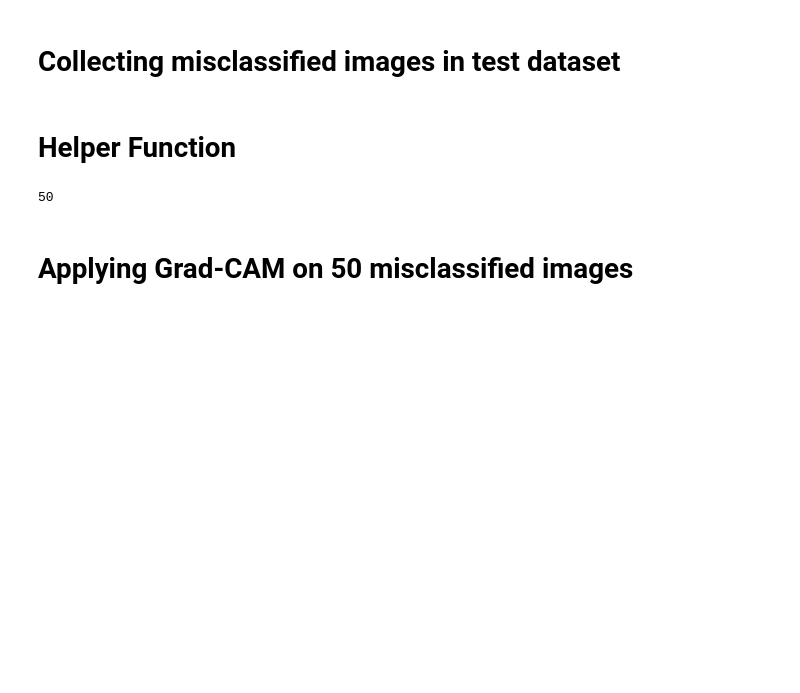
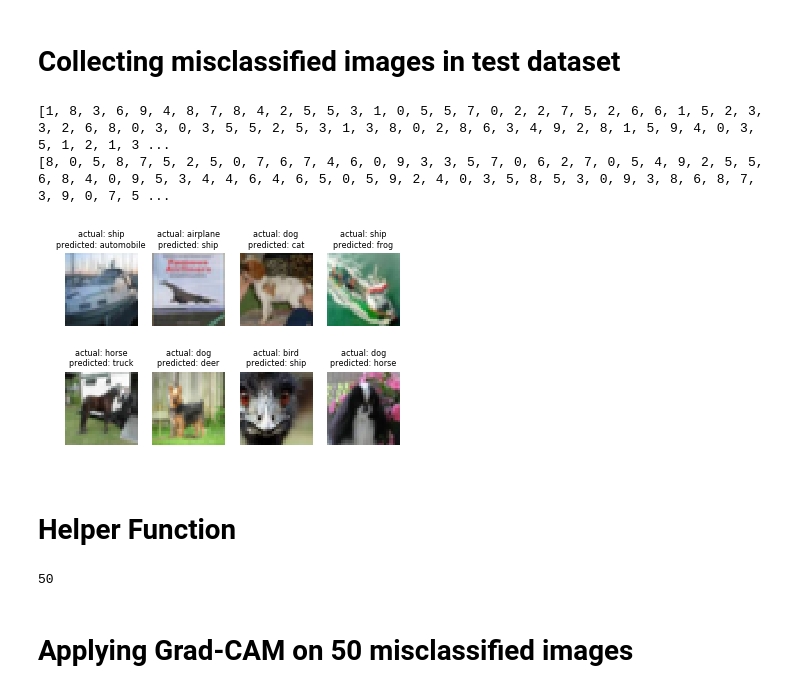
Before and after one commit to bhgtankita/MYWORK, a Jupyter notebook: Grad_CAM_RESNET18_Transfer_Learning_on_CIFAR10.ipynb, the cells around one changed output. Saved outputs shown, nothing was run; the diff lists cells and outputs as text; code cells hidden in the pictures; blank space fills up the shorter version.

```diff
--- a/Grad_CAM_RESNET18_Transfer_Learning_on_CIFAR10.ipynb
+++ b/Grad_CAM_RESNET18_Transfer_Learning_on_CIFAR10.ipynb
@@ -167,5 +187,20 @@ for idx, val in enumerate(X_test):
   else:
       correct_pred.append(idx)
+# %%
+print(predictions)
+print(actuals)
+# %% [output]
+[1, 8, 3, 6, 9, 4, 8, 7, 8, 4, 2, 5, 5, 3, 1, 0, 5, 5, 7, 0, 2, 2, 7, 5, 2, 6, 6, 1, 5, 2, 3, 3, 2, 6, 8, 0, 3, 0, 3, 5, 5, 2, 5, 3, 1, 3, 8, 0, 2, 8, 6, 3, 4, 9, 2, 8, 1, 5, 9, 4, 0, 3, 5, 1, 2, 1, 3 ...
+[8, 0, 5, 8, 7, 5, 2, 5, 0, 7, 6, 7, 4, 6, 0, 9, 3, 3, 5, 7, 0, 6, 2, 7, 0, 5, 4, 9, 2, 5, 5, 6, 8, 4, 0, 9, 5, 3, 4, 4, 6, 4, 6, 5, 0, 5, 9, 2, 4, 0, 3, 5, 8, 5, 3, 0, 9, 3, 8, 6, 8, 7, 3, 9, 0, 7, 5 ...
+# %%
+for i in range(1, 9):
+    img = X_test[incorrect_pred[i-1]]
+    plt.subplot(2, 4, i)
+    plt.imshow(img)
+    plt.axis('off')
+    plt.title("actual: %s\npredicted: %s" % (classname[actuals[i-1]], classname[predictions[i-1]]), fontsize=8)
+# %% [output]
+[figure, added]
 # %% [markdown]
 # Helper Function
 # %%
```
Also changed, not shown: parts of 11 cells of this notebook.
